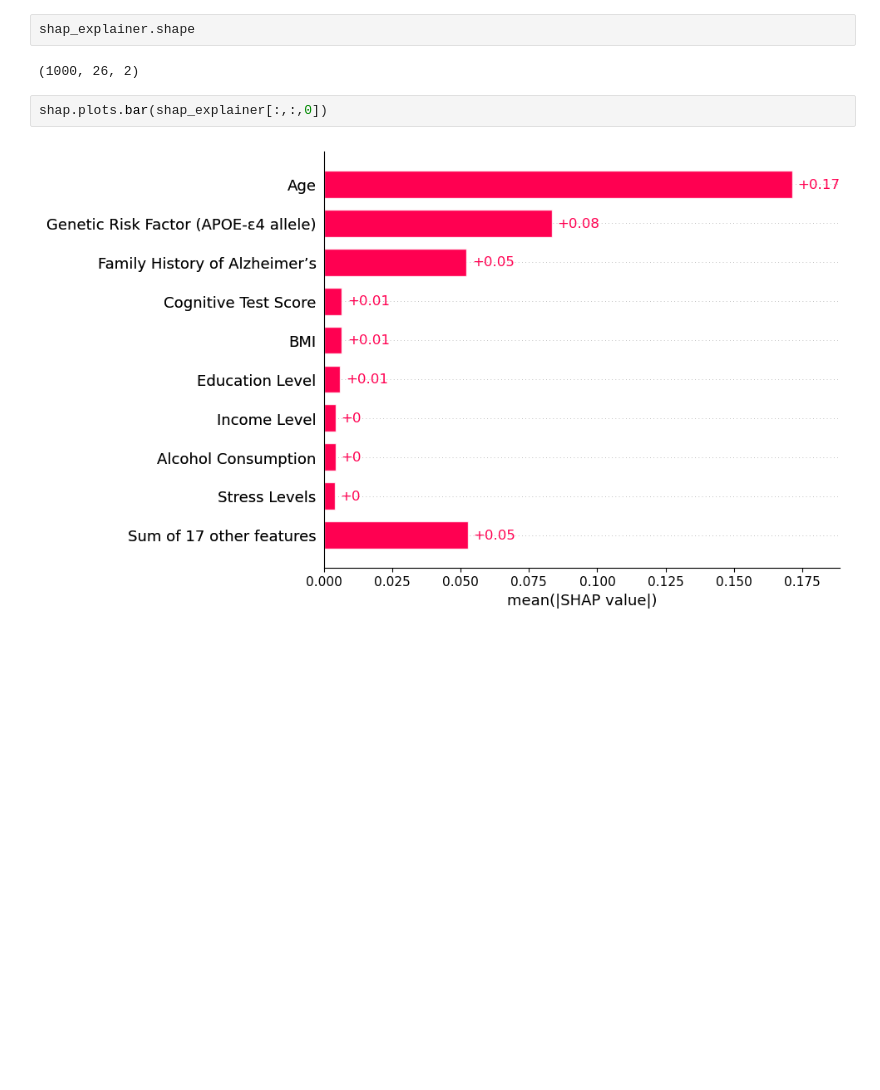
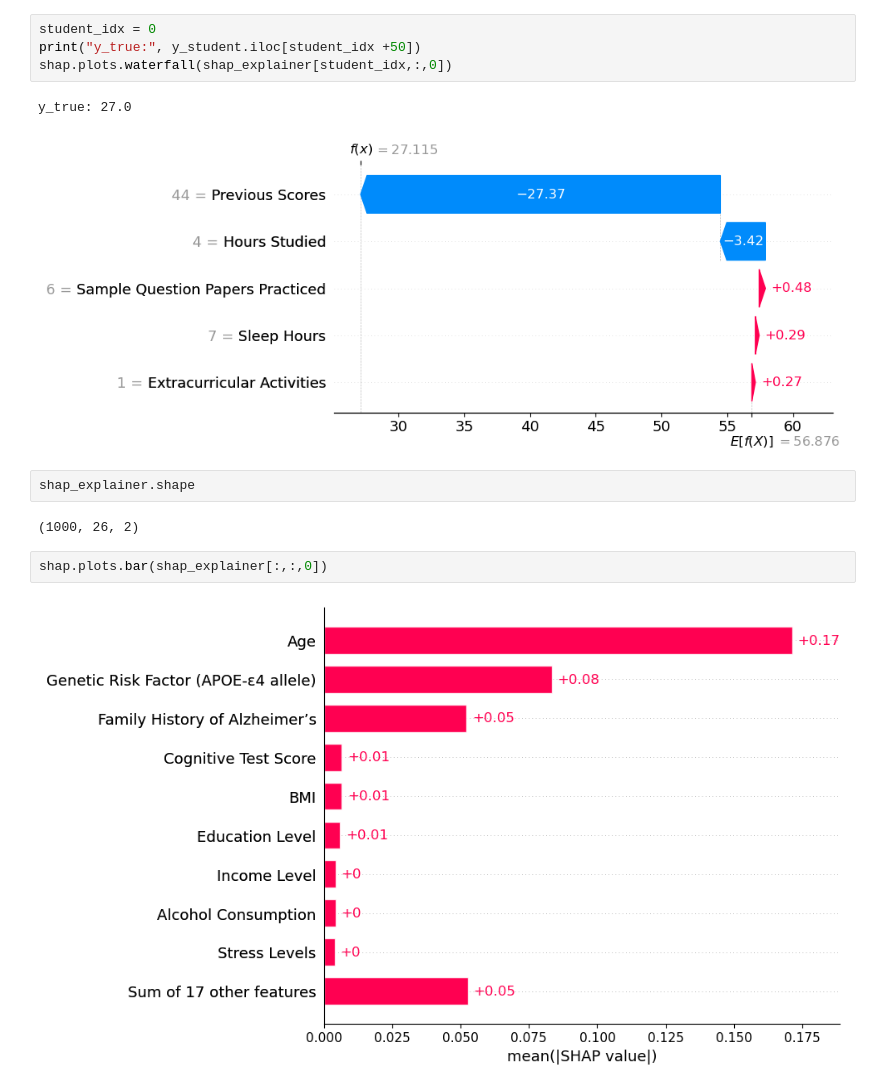
Before and after one commit to shaohong-g/Xai-example, a Jupyter notebook: xai_shap.ipynb, the cells around one changed output. Saved outputs shown, nothing was run; the diff lists cells and outputs as text; blank space fills up the shorter version.

```diff
--- a/classification.ipynb
+++ b/xai_shap.ipynb
@@ -215,3 +87,10 @@ shap_values = explainer.shap_values(X100, check_additivity=False)
+# %%
+student_idx = 0
+print("y_true:", y_student.iloc[student_idx +50])
+shap.plots.waterfall(shap_explainer[student_idx,:,0])
+# %% [output]
+y_true: 27.0
+[figure, added]
 # %%
 shap_explainer.shape
 # %% [output]
```
Also changed, not shown: parts of 35 cells of this notebook, 18 other files.
